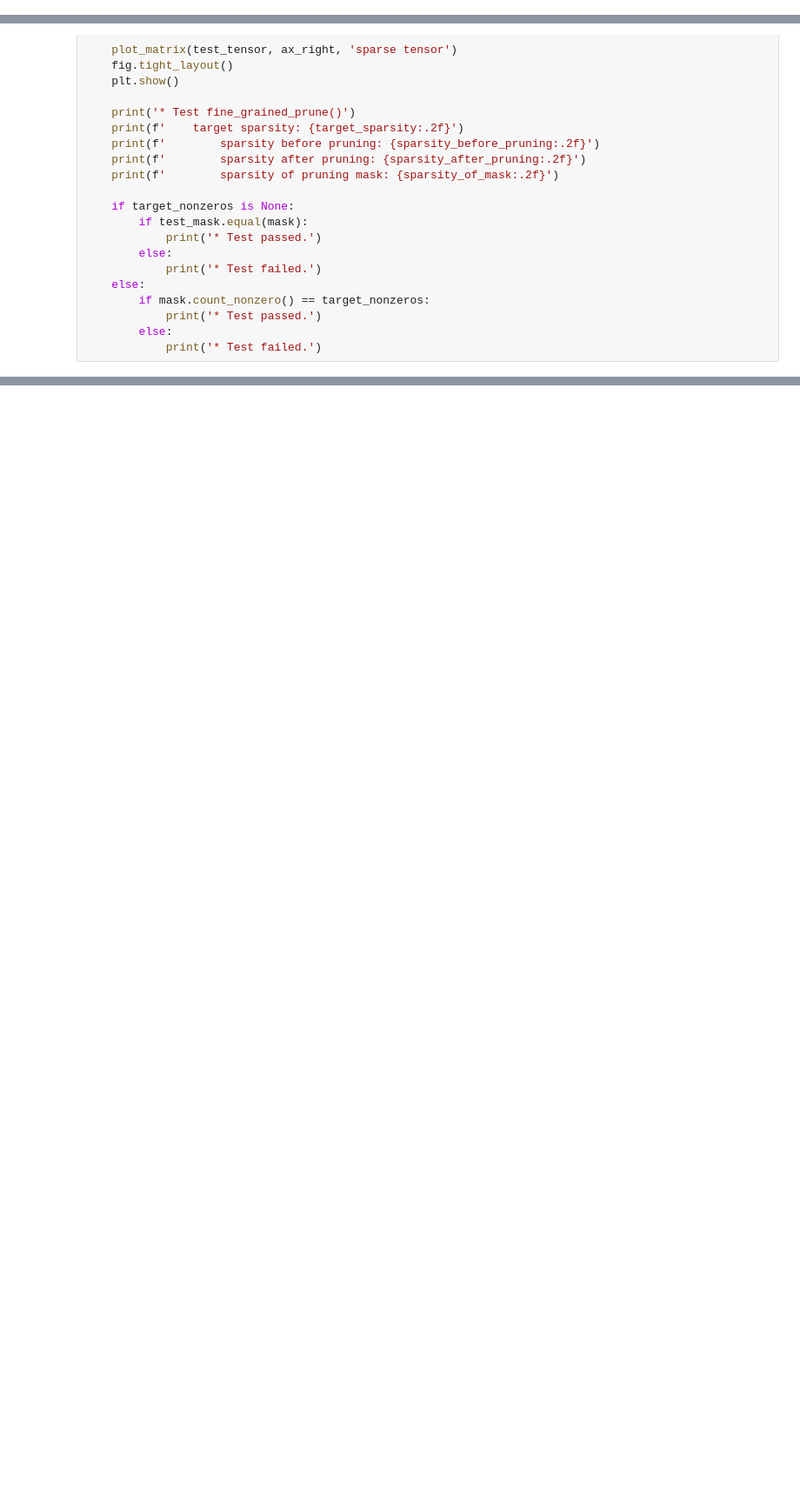
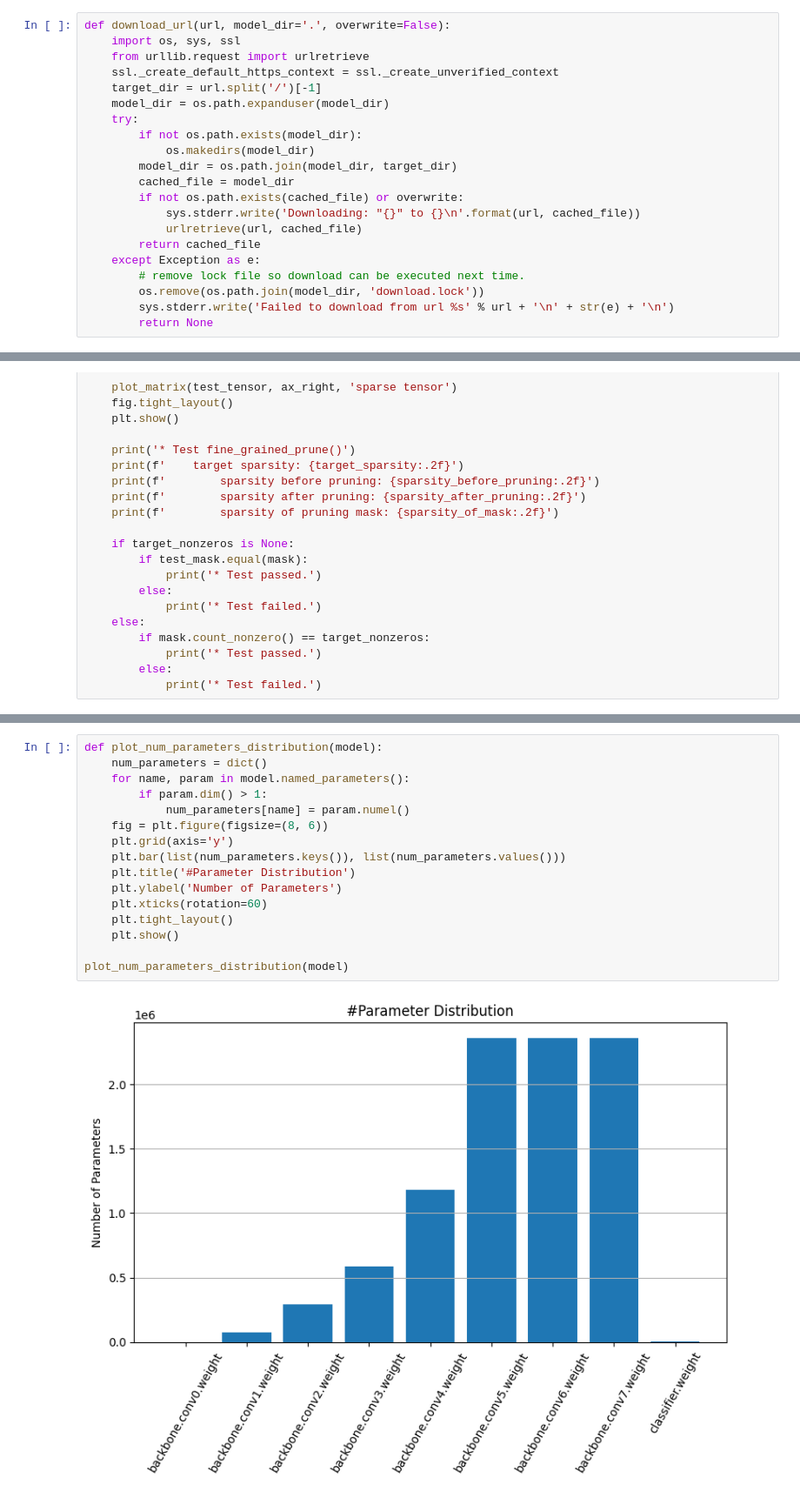
Before and after one commit to Pudro/nn_pruning, a Jupyter notebook: pruning.ipynb, the cells around one changed output, grey strips where cells are left out. Shown at 87% size. Drawn from its saved outputs; the diff is of its cells as text; blank space fills up the shorter version.

```diff
--- a/pruning.ipynb
+++ b/pruning.ipynb
@@ -65,3 +60,24 @@ This model class is no longer needed. We are changing the layer names in the pre
+# %%
+def download_url(url, model_dir='.', overwrite=False):
+    import os, sys, ssl
+    from urllib.request import urlretrieve
+    ssl._create_default_https_context = ssl._create_unverified_context
+    target_dir = url.split('/')[-1]
+    model_dir = os.path.expanduser(model_dir)
+    try:
+        if not os.path.exists(model_dir):
+            os.makedirs(model_dir)
+        model_dir = os.path.join(model_dir, target_dir)
+        cached_file = model_dir
+        if not os.path.exists(cached_file) or overwrite:
+            sys.stderr.write('Downloading: "{}" to {}\n'.format(url, cached_file))
+            urlretrieve(url, cached_file)
+        return cached_file
+    except Exception as e:
+        # remove lock file so download can be executed next time.
+        os.remove(os.path.join(model_dir, 'download.lock'))
+        sys.stderr.write('Failed to download from url %s' % url + '\n' + str(e) + '\n')
+        return None
 # %%
 class VGG(nn.Module):
   ARCH = [64, 128, 'M', 256, 256, 'M', 512, 512, 'M', 512, 512, 'M']
@@ -463,0 +524,18 @@ False
+# %%
+def plot_num_parameters_distribution(model):
+    num_parameters = dict()
+    for name, param in model.named_parameters():
+        if param.dim() > 1:
+            num_parameters[name] = param.numel()
+    fig = plt.figure(figsize=(8, 6))
+    plt.grid(axis='y')
+    plt.bar(list(num_parameters.keys()), list(num_parameters.values()))
+    plt.title('#Parameter Distribution')
+    plt.ylabel('Number of Parameters')
+    plt.xticks(rotation=60)
+    plt.tight_layout()
+    plt.show()
+
+plot_num_parameters_distribution(model)
+# %% [output]
+[figure, added]
```
Also changed, not shown: parts of 93 cells of this notebook.
